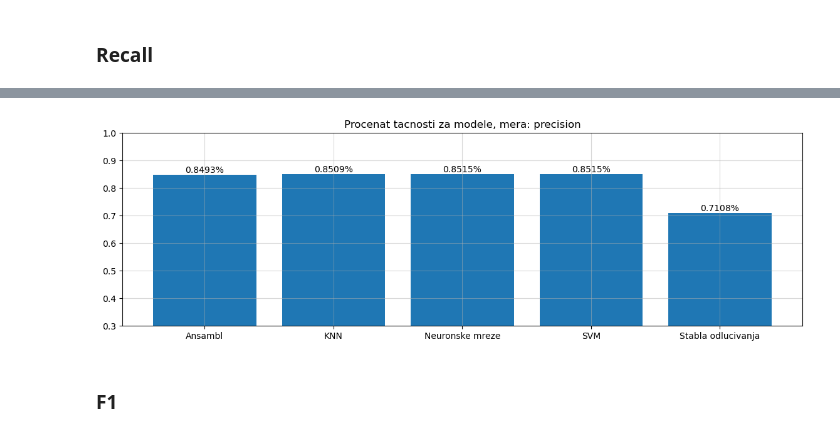
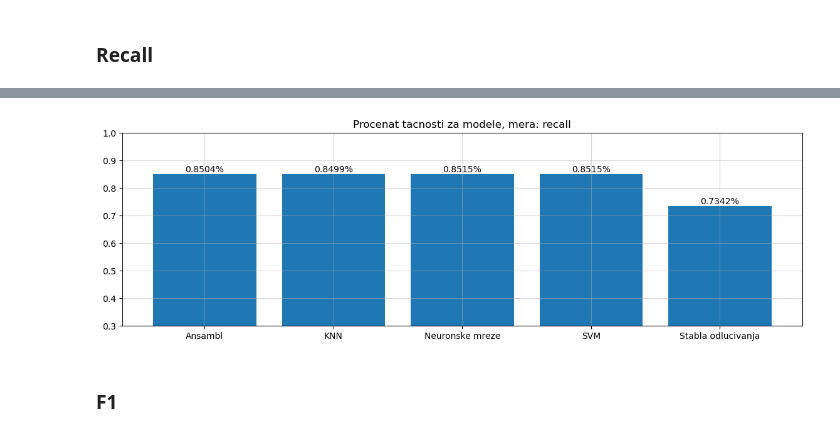
Before and after one commit to MATF-istrazivanje-podataka-1/2023_Data_Mining_Drugs_consumption_Dataset, a Jupyter notebook: Klasifikacija/Ocene modela.ipynb, the cells around one changed output, grey strips where cells are left out. Saved outputs shown, nothing was run; the diff lists cells and outputs as text; code cells hidden in the pictures.

```diff
--- a/Klasifikacija/Ocene modela.ipynb
+++ b/Klasifikacija/Ocene modela.ipynb
@@ -251,7 +251,7 @@ recall_ocene
 # %%
-crtaj_grafik(recall_ocene, "precision")
+crtaj_grafik(recall_ocene, "recall")
 # %% [output]
-[figure, old version]
+[figure, new version]
 # %% [markdown]
 ### F1
 # %%
```
Also changed, not shown: parts of 15 cells of this notebook, 10 other files.
